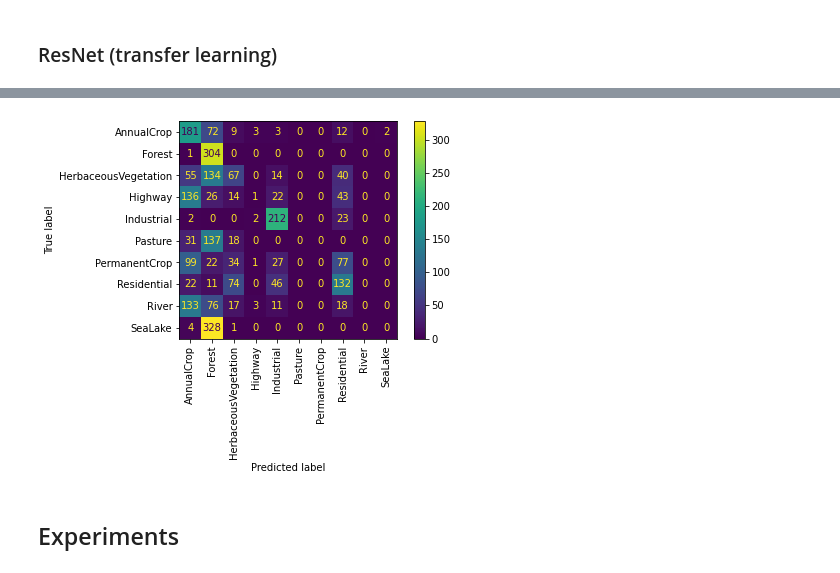
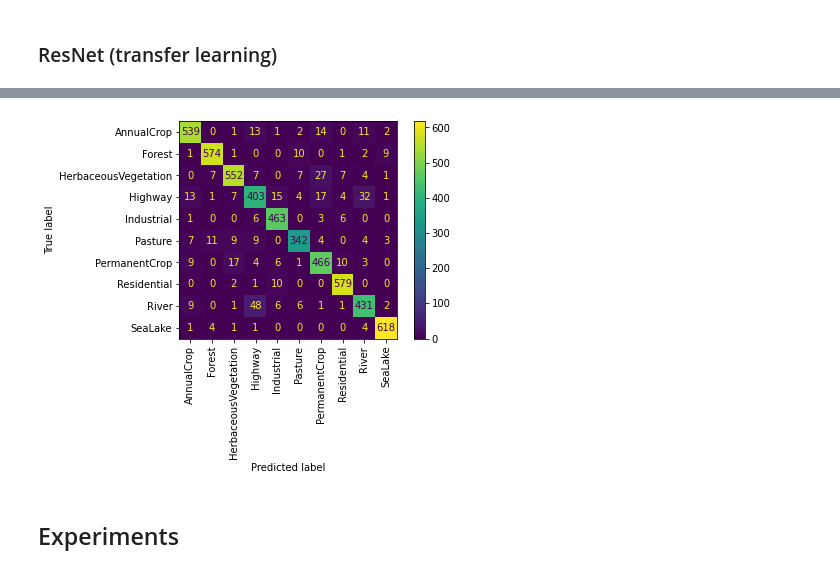
Before and after one commit to lucashoeft/Intelligent-Data-Analysis-2-Project, a Jupyter notebook: Intelligent-Data-Analysis-2-Project.ipynb, the cells around one changed output, grey strips where cells are left out. Drawn from its saved outputs; the diff is of its cells as text; code cells hidden in the pictures.

```diff
--- a/Intelligent-Data-Analysis-2-Project.ipynb
+++ b/Intelligent-Data-Analysis-2-Project.ipynb
@@ -140,10 +123,10 @@ for x in range(0, 2):
 # %%
 # train_test_split shuffles the data
 X_train, X_test, y_train, y_test = train_test_split(images, labels, test_size=0.20, random_state=seed)
-X_test, X_validation, y_test, y_validation = train_test_split(X_test, y_test, test_size=0.50, random_state=seed)
+# X_test, X_validation, y_test, y_validation = train_test_split(X_test, y_test, test_size=0.50, random_state=seed)
 
 print(len(X_train))
 print(len(X_test))
-print(len(X_validation))
+# print(len(X_validation))
 # %% [output]
 21600
@@ -357,7 +326,22 @@ a = ConfusionMatrixDisplay.from_predictions(y_test,
 # res = cv2.resize(X_test_rescaled[0], dsize=(224, 224), interpolation=cv2.INTER_CUBIC)
 # res.shape
 
-base_model = ResNet50(weights = 'imagenet', include_top = False, input_shape = (64,64,3))
+def getResNet50():
+    nb_classes = 10
+    dense_size = 128
 
-for layer in base_model.layers:
-    layer.trainable = False
+    base_model = ResNet50(weights = 'imagenet', include_top = False, input_shape = (64,64,3), pooling='avg')
+
+    for layer in base_model.layers:
+        layer.trainable = False
+
+    x = Flatten()(base_model.output)
+    x = Dense(dense_size, activation='relu')(x)
+    x = (Dropout(0.5))(x)
+    predictions = Dense(nb_classes, activation = 'softmax')(x)
+
+    head_model = Model(inputs = base_model.input, outputs = predictions)
+
+    head_model.compile(loss='categorical_crossentropy', optimizer='SGD', metrics=['accuracy'])
+
+    return head_model
@@ -375,3 +348,9 @@ head_model.compile(loss='categorical_crossentropy', optimizer='SGD', metrics=['a
+# %%
+resnetmodel = getResNet50()
+# resnetmodel.summary()
 # %%
-history = head_model.fit(X_train_rescaled, oneHotLabelTrain, batch_size=128, epochs=10,
-                         validation_data=(X_test_rescaled, oneHotLabelTest))
+batch_size = 32
+numEpochs = 4
+
+history = resnetmodel.fit(X_train_complete, oneHotLabelTrain, batch_size=batch_size, epochs=numEpochs,
+                         validation_data=(X_test, oneHotLabelTest))
@@ -393,5 +381,5 @@ fig.tight_layout()
 # %%
-preds = head_model.predict(X_test_rescaled)
+preds = resnetmodel.predict(X_test)
 class_labels = np.argmax(preds, axis=1)
 
 a = ConfusionMatrixDisplay.from_predictions(y_test,
@@ -403,2 +391,2 @@ a = ConfusionMatrixDisplay.from_predictions(y_test,
-[figure, old version]
+[figure, new version]
 # %% [markdown]
```
Also changed, not shown: parts of 31 cells of this notebook.
